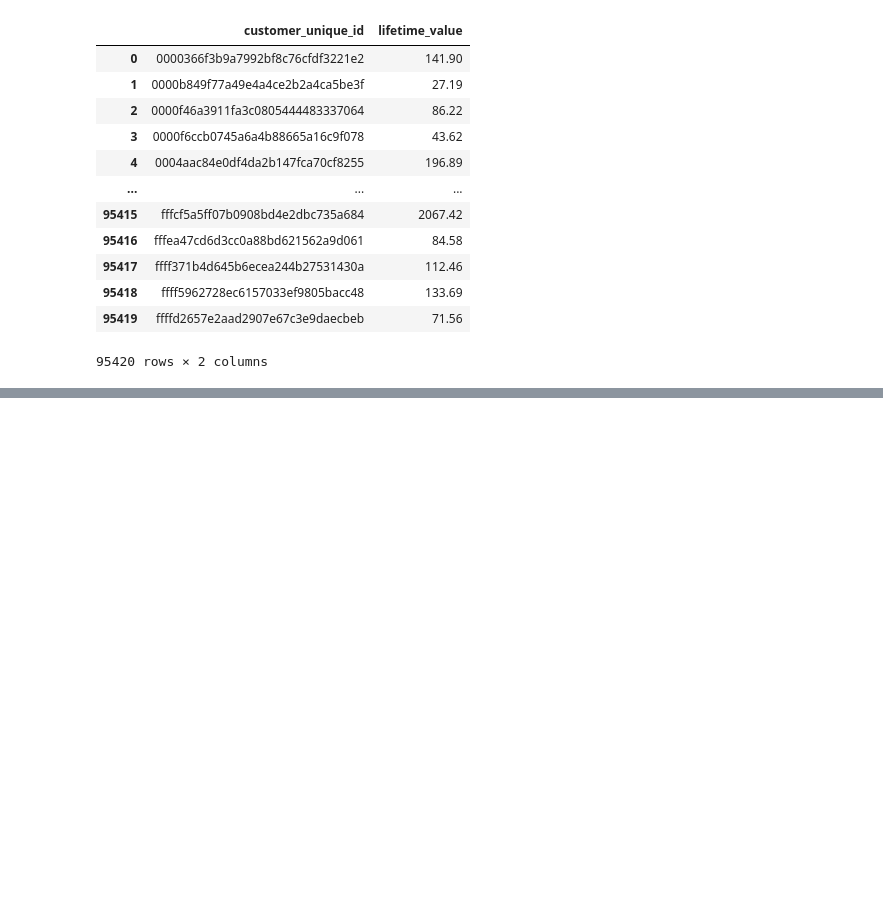
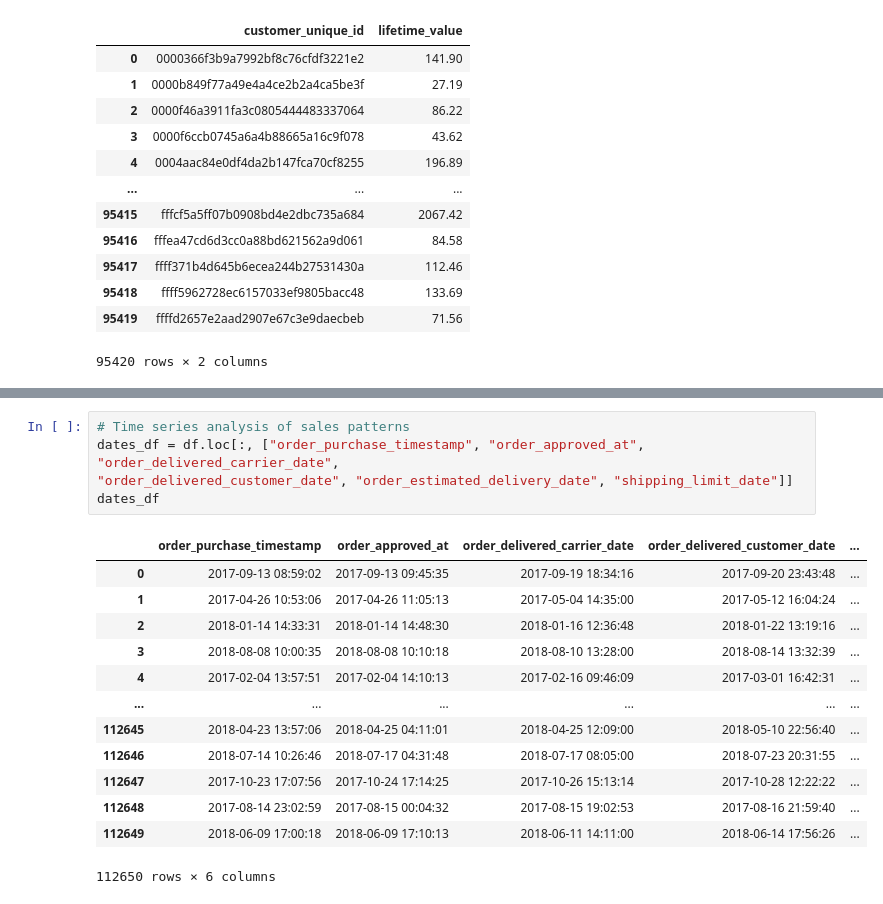
Before and after one commit to AnanyaKishore/da2402-project-ecom-analysis, a Jupyter notebook: data_analysis.ipynb, the cells around one changed output, grey strips where cells are left out. Saved outputs shown, nothing was run; the diff lists cells and outputs as text; blank space fills up the shorter version.

```diff
--- a/data_analysis.ipynb
+++ b/data_analysis.ipynb
@@ -1091,0 +1169,19 @@ total_by_item_df
+# %%
+# Time series analysis of sales patterns
+dates_df = df.loc[:, ["order_purchase_timestamp", "order_approved_at", "order_delivered_carrier_date",
+"order_delivered_customer_date", "order_estimated_delivery_date", "shipping_limit_date"]]
+dates_df
+# %% [output]
+|  | order_purchase_timestamp | order_approved_at | order_delivered_carrier_date | order_delivered_customer_date | ... |
+| 0 | 2017-09-13 08:59:02 | 2017-09-13 09:45:35 | 2017-09-19 18:34:16 | 2017-09-20 23:43:48 | ... |
+| 1 | 2017-04-26 10:53:06 | 2017-04-26 11:05:13 | 2017-05-04 14:35:00 | 2017-05-12 16:04:24 | ... |
+| 2 | 2018-01-14 14:33:31 | 2018-01-14 14:48:30 | 2018-01-16 12:36:48 | 2018-01-22 13:19:16 | ... |
+| 3 | 2018-08-08 10:00:35 | 2018-08-08 10:10:18 | 2018-08-10 13:28:00 | 2018-08-14 13:32:39 | ... |
+| 4 | 2017-02-04 13:57:51 | 2017-02-04 14:10:13 | 2017-02-16 09:46:09 | 2017-03-01 16:42:31 | ... |
+| ... | ... | ... | ... | ... | ... |
+| 112645 | 2018-04-23 13:57:06 | 2018-04-25 04:11:01 | 2018-04-25 12:09:00 | 2018-05-10 22:56:40 | ... |
+| 112646 | 2018-07-14 10:26:46 | 2018-07-17 04:31:48 | 2018-07-17 08:05:00 | 2018-07-23 20:31:55 | ... |
+| 112647 | 2017-10-23 17:07:56 | 2017-10-24 17:14:25 | 2017-10-26 15:13:14 | 2017-10-28 12:22:22 | ... |
+| 112648 | 2017-08-14 23:02:59 | 2017-08-15 00:04:32 | 2017-08-15 19:02:53 | 2017-08-16 21:59:40 | ... |
+| 112649 | 2018-06-09 17:00:18 | 2018-06-09 17:10:13 | 2018-06-11 14:11:00 | 2018-06-14 17:56:26 | ... |
+112650 rows × 6 columns
```
Also changed, not shown: parts of 21 cells of this notebook.
